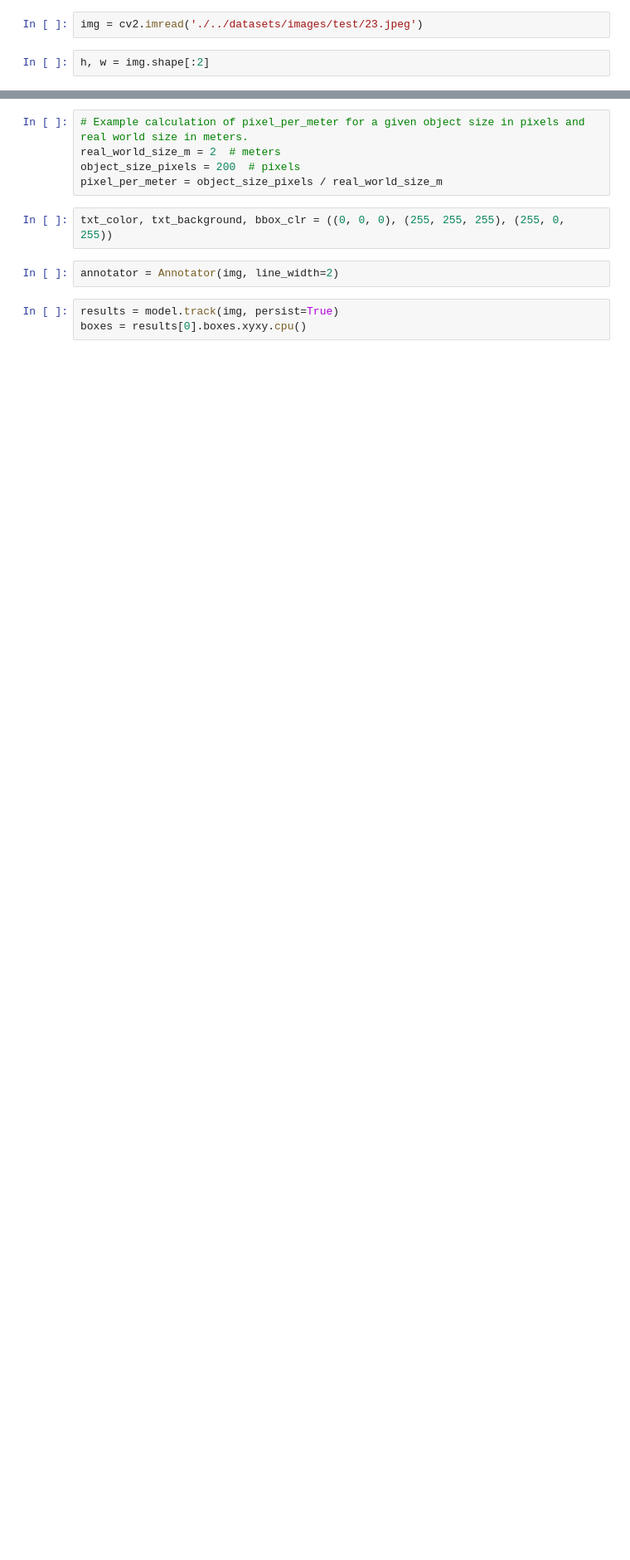
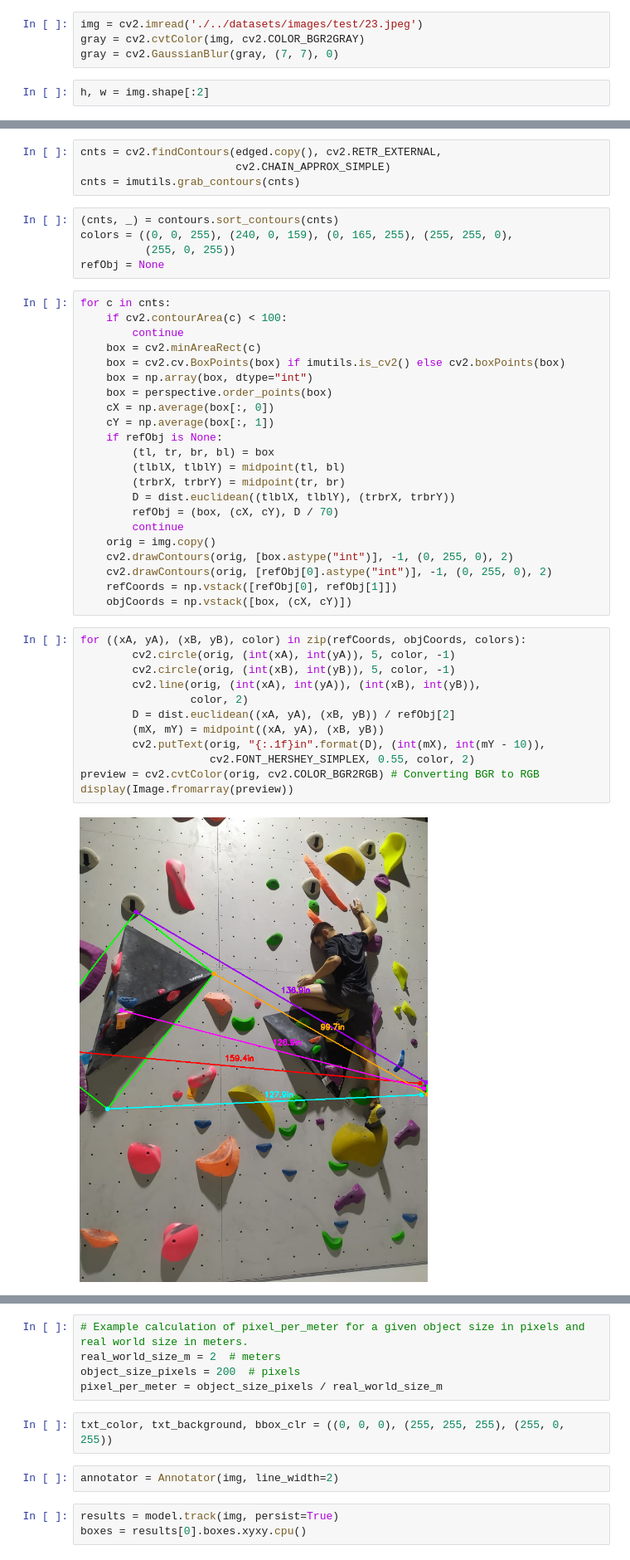
Before and after one commit to mkurc1/climbingcrux_model, a Jupyter notebook: notebooks/distance_detection.ipynb, the cells around one changed output, grey strips where cells are left out. Shown at 83% size. Saved outputs shown, nothing was run; the diff lists cells and outputs as text; blank space fills up the shorter version.

```diff
--- a/notebooks/distance_detection.ipynb
+++ b/notebooks/distance_detection.ipynb
@@ -10,4 +18,6 @@ names = model.model.names
 # %%
 img = cv2.imread('./../datasets/images/test/23.jpeg')
+gray = cv2.cvtColor(img, cv2.COLOR_BGR2GRAY)
+gray = cv2.GaussianBlur(gray, (7, 7), 0)
 # %%
 h, w = img.shape[:2]
@@ -15,0 +28,45 @@ center_point = (w//2, h)
+# %%
+cnts = cv2.findContours(edged.copy(), cv2.RETR_EXTERNAL,
+                        cv2.CHAIN_APPROX_SIMPLE)
+cnts = imutils.grab_contours(cnts)
+# %%
+(cnts, _) = contours.sort_contours(cnts)
+colors = ((0, 0, 255), (240, 0, 159), (0, 165, 255), (255, 255, 0),
+          (255, 0, 255))
+refObj = None
+# %%
+for c in cnts:
+    if cv2.contourArea(c) < 100:
+        continue
+    box = cv2.minAreaRect(c)
+    box = cv2.cv.BoxPoints(box) if imutils.is_cv2() else cv2.boxPoints(box)
+    box = np.array(box, dtype="int")
+    box = perspective.order_points(box)
+    cX = np.average(box[:, 0])
+    cY = np.average(box[:, 1])
+    if refObj is None:
+        (tl, tr, br, bl) = box
+        (tlblX, tlblY) = midpoint(tl, bl)
+        (trbrX, trbrY) = midpoint(tr, br)
+        D = dist.euclidean((tlblX, tlblY), (trbrX, trbrY))
+        refObj = (box, (cX, cY), D / 70)
+        continue
+    orig = img.copy()
+    cv2.drawContours(orig, [box.astype("int")], -1, (0, 255, 0), 2)
+    cv2.drawContours(orig, [refObj[0].astype("int")], -1, (0, 255, 0), 2)
+    refCoords = np.vstack([refObj[0], refObj[1]])
+    objCoords = np.vstack([box, (cX, cY)])
+# %%
+for ((xA, yA), (xB, yB), color) in zip(refCoords, objCoords, colors):
+        cv2.circle(orig, (int(xA), int(yA)), 5, color, -1)
+        cv2.circle(orig, (int(xB), int(yB)), 5, color, -1)
+        cv2.line(orig, (int(xA), int(yA)), (int(xB), int(yB)),
+                 color, 2)
+        D = dist.euclidean((xA, yA), (xB, yB)) / refObj[2]
+        (mX, mY) = midpoint((xA, yA), (xB, yB))
+        cv2.putText(orig, "{:.1f}in".format(D), (int(mX), int(mY - 10)),
+                    cv2.FONT_HERSHEY_SIMPLEX, 0.55, color, 2)
+preview = cv2.cvtColor(orig, cv2.COLOR_BGR2RGB) # Converting BGR to RGB
+display(Image.fromarray(preview))
+# %% [output]
+[figure, added]
```
Also changed, not shown: parts of 6 cells of this notebook, 5 other files.
